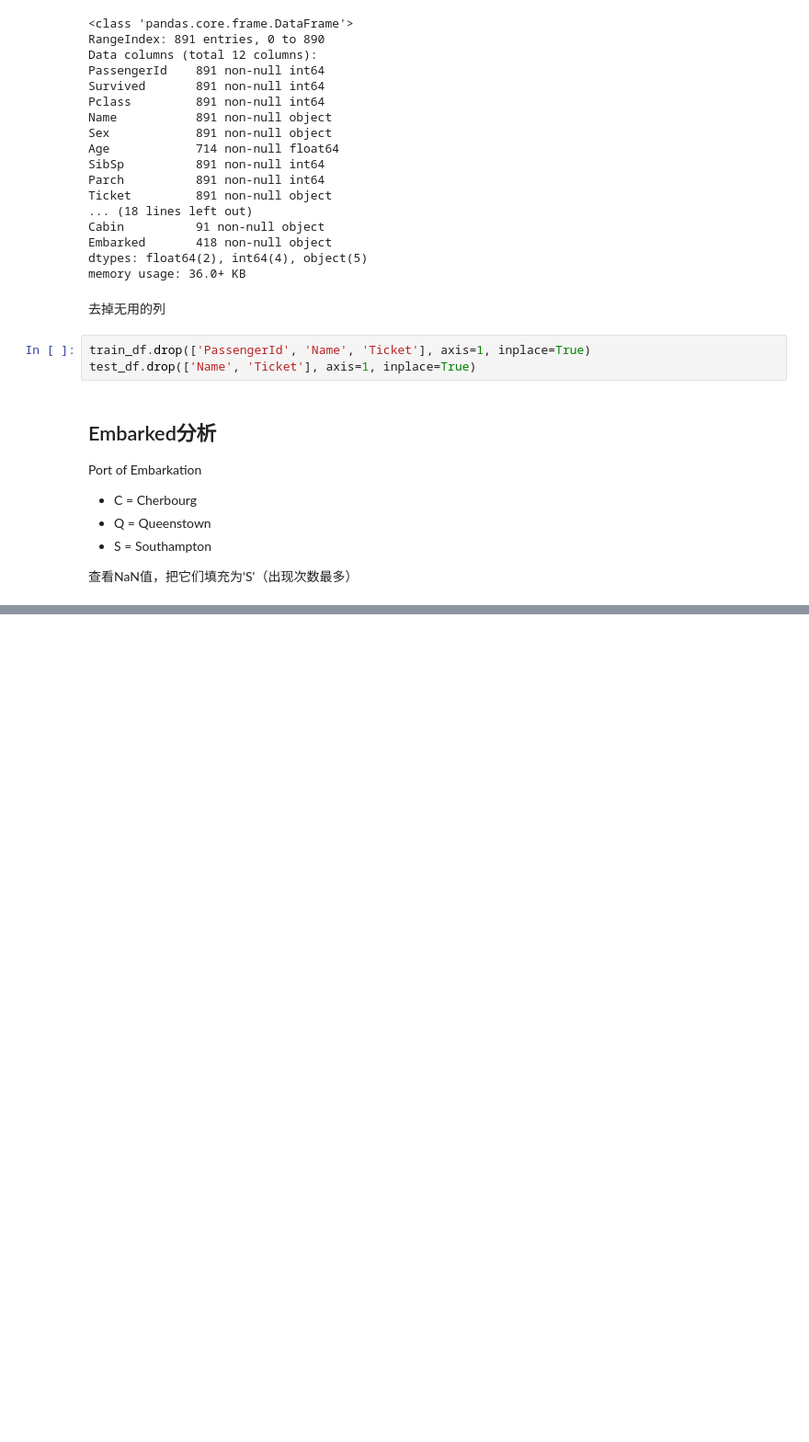
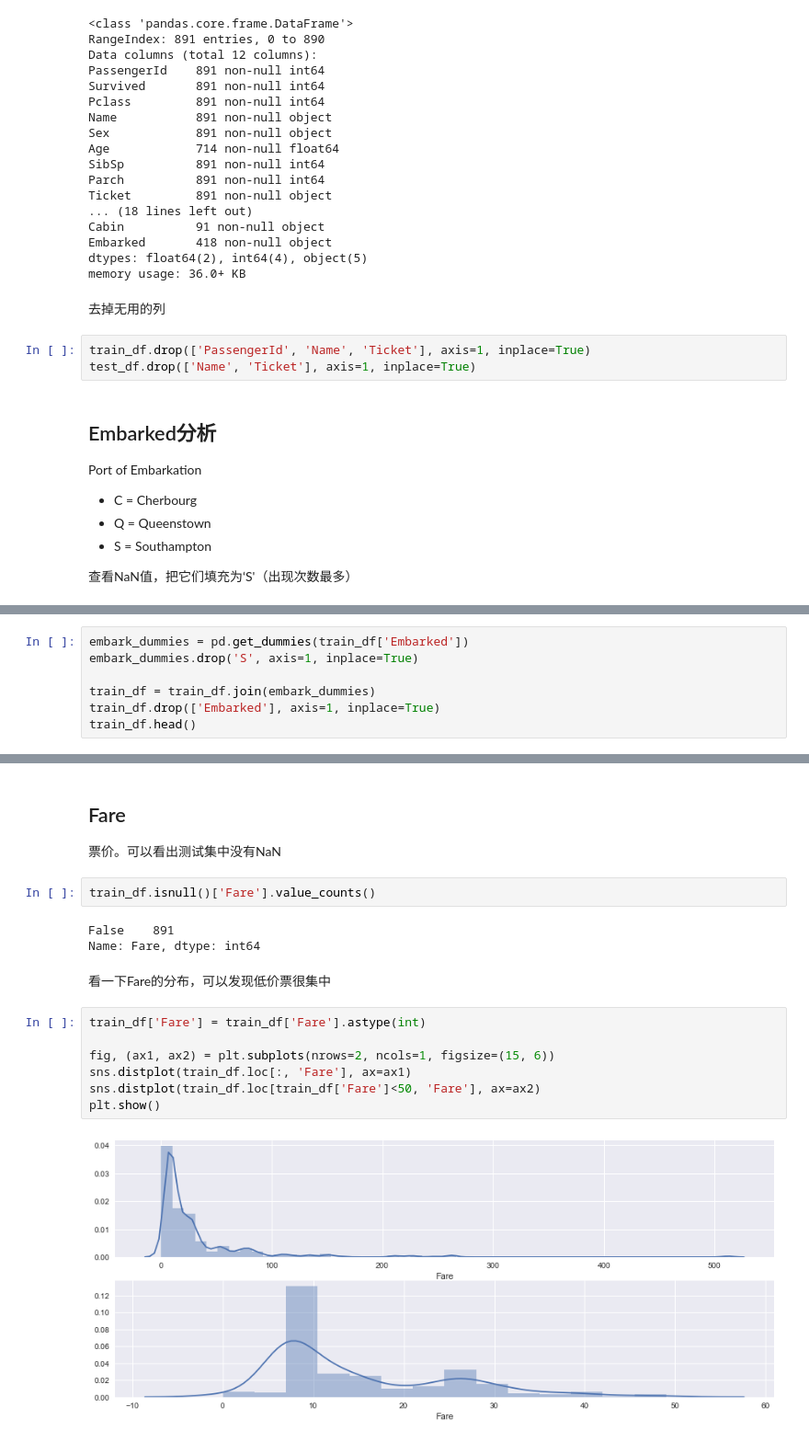
Before and after one commit to coder-ss/ml-learn, a Jupyter notebook: kaggle/Titanic/omarelgabry.ipynb, the cells around one changed output, grey strips where cells are left out. Shown: that part at 92% size. Cells and saved outputs as stored; diff of their text form; blank space fills up the shorter version.

```diff
--- a/kaggle/Titanic/omarelgabry.ipynb
+++ b/kaggle/Titanic/omarelgabry.ipynb
@@ -86,0 +104,7 @@ plt.show()
+# %%
+embark_dummies = pd.get_dummies(train_df['Embarked'])
+embark_dummies.drop('S', axis=1, inplace=True)
+
+train_df = train_df.join(embark_dummies)
+train_df.drop(['Embarked'], axis=1, inplace=True)
+train_df.head()
@@ -86,0 +118,20 @@ plt.show()
+# %% [markdown]
+## Fare
+
+票价。可以看出测试集中没有NaN
+# %%
+train_df.isnull()['Fare'].value_counts()
+# %% [output]
+False    891
+Name: Fare, dtype: int64
+# %% [markdown]
+看一下Fare的分布，可以发现低价票很集中
+# %%
+train_df['Fare'] = train_df['Fare'].astype(int)
+
+fig, (ax1, ax2) = plt.subplots(nrows=2, ncols=1, figsize=(15, 6))
+sns.distplot(train_df.loc[:, 'Fare'], ax=ax1)
+sns.distplot(train_df.loc[train_df['Fare']<50, 'Fare'], ax=ax2)
+plt.show()
+# %% [output]
+[figure, added]
```
Also changed, not shown: parts of 11 cells of this notebook.
